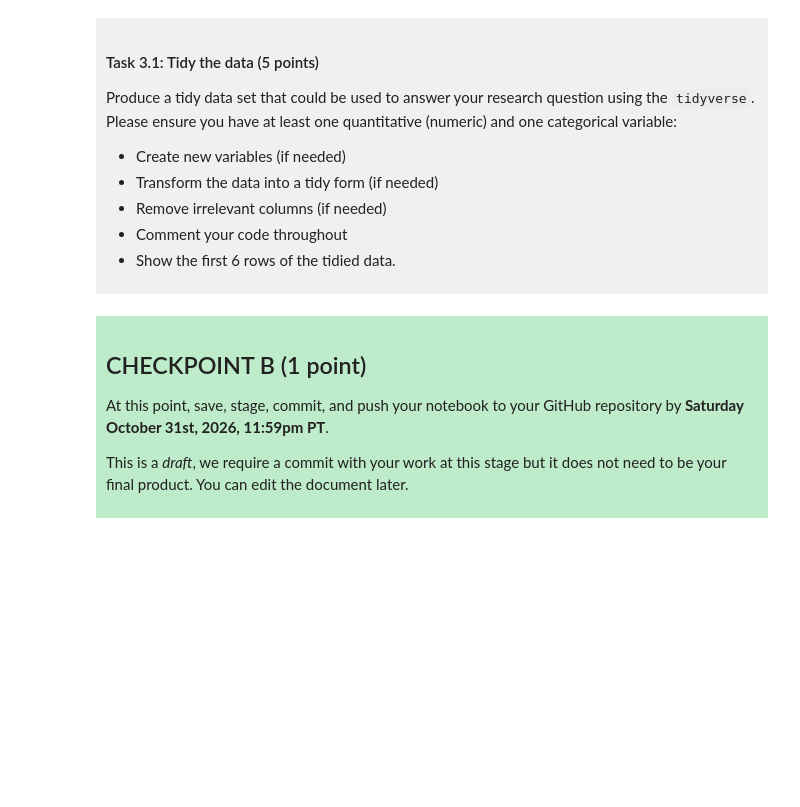
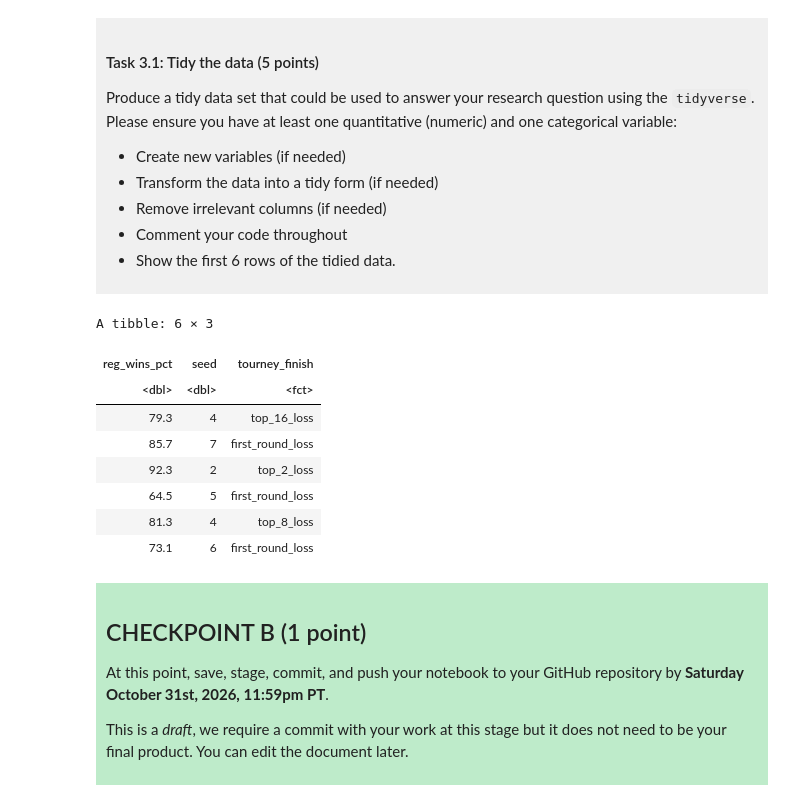
Before and after one commit to bennet2021/dsci-100-project-Bennett-Lu, a Jupyter notebook: dsci-100-project-notebook.ipynb, the cells around one changed output. Drawn from its saved outputs; the diff is of its cells as text; code cells hidden in the pictures; blank space fills up the shorter version.

```diff
--- a/dsci-100-project-notebook.ipynb
+++ b/dsci-100-project-notebook.ipynb
@@ -189,7 +221,23 @@ Produce a tidy data set that could be used to answer your research question usin
 
 </div>
 # %%
-### EDIT THIS CODE CELL ###
+basketball_tidy <- basketball_data |>
+    select(reg_wins_pct, seed, tourney_finish) |>
+    drop_na() |> # Remove rows with missing values
+    mutate(tourney_finish = as_factor(tourney_finish)) # Convert the target variable into a categorical variable
+
+# Show the first 6 rows
+head(basketball_tidy)
+# %% [output]
+A tibble: 6 × 3
+| reg_wins_pct | seed | tourney_finish |
+| <dbl> | <dbl> | <fct> |
+| 79.3 | 4 | top_16_loss |
+| 85.7 | 7 | first_round_loss |
+| 92.3 | 2 | top_2_loss |
+| 64.5 | 5 | first_round_loss |
+| 81.3 | 4 | top_8_loss |
+| 73.1 | 6 | first_round_loss |
 # %% [markdown]
 <div style="background-color: #beebca; padding: 10px;">
 
```
Also changed, not shown: parts of 3 cells of this notebook.
